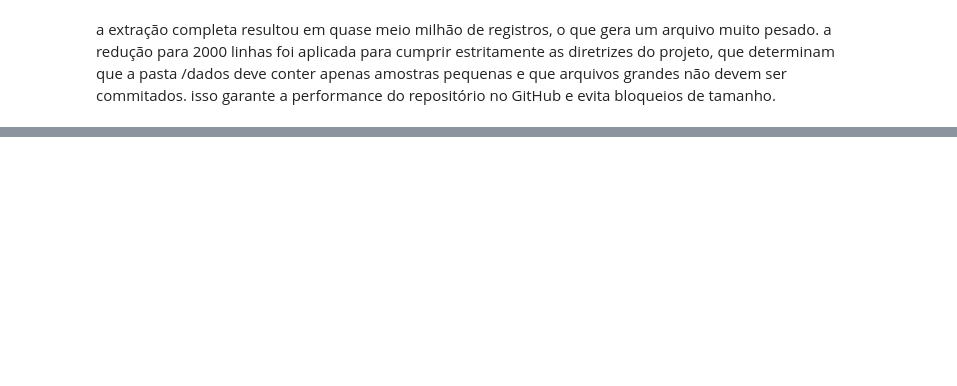
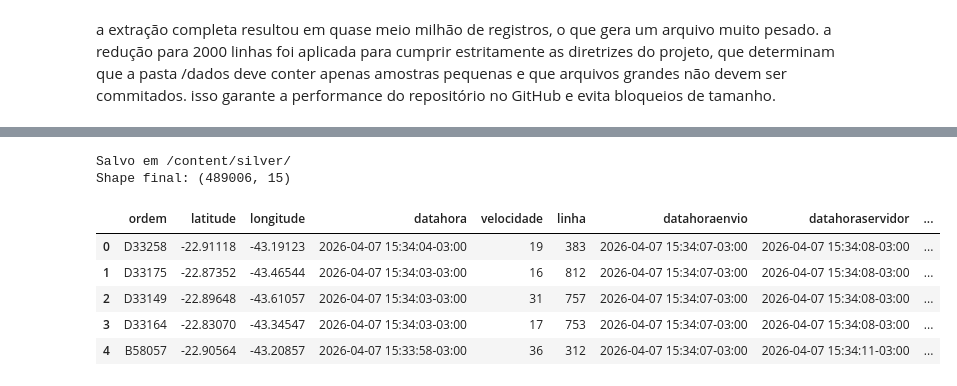
Before and after one commit to joseguilhermemarinho/big_data_proj, a Jupyter notebook: codigo/ingestao_av1_big_data.ipynb, the cells around one changed output, grey strips where cells are left out. Drawn from its saved outputs; the diff is of its cells as text; code cells hidden in the pictures; blank space fills up the shorter version.

Commit message:
Criado usando o Colab - Adição de características da camada silver + explicações de como os dados agora corretamente tratados podem ser utilizados pela camada gold

```diff
--- a/codigo/ingestao_av1_big_data.ipynb
+++ b/codigo/ingestao_av1_big_data.ipynb
@@ -51,0 +84,20 @@ a extração completa resultou em quase meio milhão de registros, o que gera um
+# %%
+#Criando coluinas derivadas a partir do datahora
+
+df['data'] = df['datahora'].dt.date
+df['hora'] = df['datahora'].dt.hour
+df['minuto'] = df['datahora'].dt.minute
+df['dia_semana'] = df['datahora'].dt.day_name()
+
+#Calculando latencia de envio: tempo entre captura do GPS e envio (ms)
+df['latencia_envio_s'] = (
+    df['datahoraenvio'] - df['datahora']
+).dt.total_seconds()
+
+#Calculando agora latencia do servidor: tempo entre envio e chegada ao servidor (ms)
+df['latencia_servidor_s'] = (
+    df['datahoraservidor'] - df['datahoraenvio']
+).dt.total_seconds()
+
+print("\nLatências calculadas:")
+print(df[['latencia_envio_s', 'latencia_servidor_s']].describe())
@@ -51,0 +140,22 @@ a extração completa resultou em quase meio milhão de registros, o que gera um
+# %%
+# Substituir vírgula por ponto ANTES de converter para numérico
+for col in ['latitude', 'longitude', 'velocidade']:
+    df[col] = df[col].astype(str).str.replace(',', '.', regex=False)
+    df[col] = pd.to_numeric(df[col], errors='coerce')
+
+# Drop de linhas com nulos em colunas críticas
+colunas_criticas = ['ordem', 'latitude', 'longitude', 'datahora', 'velocidade']
+df = df.dropna(subset=colunas_criticas)
+
+# Remover coordenadas fora do Brasil
+df = df[
+    (df['latitude'].between(-34, 5)) &
+    (df['longitude'].between(-74, -28))
+]
+
+# Remover velocidades negativas
+df = df[df['velocidade'] >= 0]
+
+print("Shape após limpeza:", df.shape)
+print("\nExemplo de coordenadas após correção:")
+print(df[['ordem', 'latitude', 'longitude', 'velocidade']].head())
@@ -51,0 +172,25 @@ a extração completa resultou em quase meio milhão de registros, o que gera um
+# %%
+#Salvando na camada silver
+
+os.makedirs('/content/silver', exist_ok=True)
+
+df.to_parquet('/content/silver/sppo_silver.parquet', index=False)
+df.to_csv('/content/silver/sppo_silver.csv', index=False)
+
+df_amostra = df.sample(n=1000, random_state=42)
+df_amostra.to_csv('/content/silver/sppo_amostra.csv', index=False)
+
+print("Salvo em /content/silver/")
+print("Shape final:", df.shape)
+# %% [output]
+Salvo em /content/silver/
+Shape final: (489006, 15)
+# %%
+df.head()
+# %% [output]
+|  | ordem | latitude | longitude | datahora | velocidade | linha | datahoraenvio | datahoraservidor | ... |
+| 0 | D33258 | -22.91118 | -43.19123 | 2026-04-07 15:34:04-03:00 | 19 | 383 | 2026-04-07 15:34:07-03:00 | 2026-04-07 15:34:08-03:00 | ... |
+| 1 | D33175 | -22.87352 | -43.46544 | 2026-04-07 15:34:03-03:00 | 16 | 812 | 2026-04-07 15:34:07-03:00 | 2026-04-07 15:34:08-03:00 | ... |
+| 2 | D33149 | -22.89648 | -43.61057 | 2026-04-07 15:34:03-03:00 | 31 | 757 | 2026-04-07 15:34:07-03:00 | 2026-04-07 15:34:08-03:00 | ... |
+| 3 | D33164 | -22.83070 | -43.34547 | 2026-04-07 15:34:03-03:00 | 17 | 753 | 2026-04-07 15:34:07-03:00 | 2026-04-07 15:34:08-03:00 | ... |
+| 4 | B58057 | -22.90564 | -43.20857 | 2026-04-07 15:33:58-03:00 | 36 | 312 | 2026-04-07 15:34:07-03:00 | 2026-04-07 15:34:11-03:00 | ... |
```
Also changed, not shown: parts of 9 cells of this notebook.
